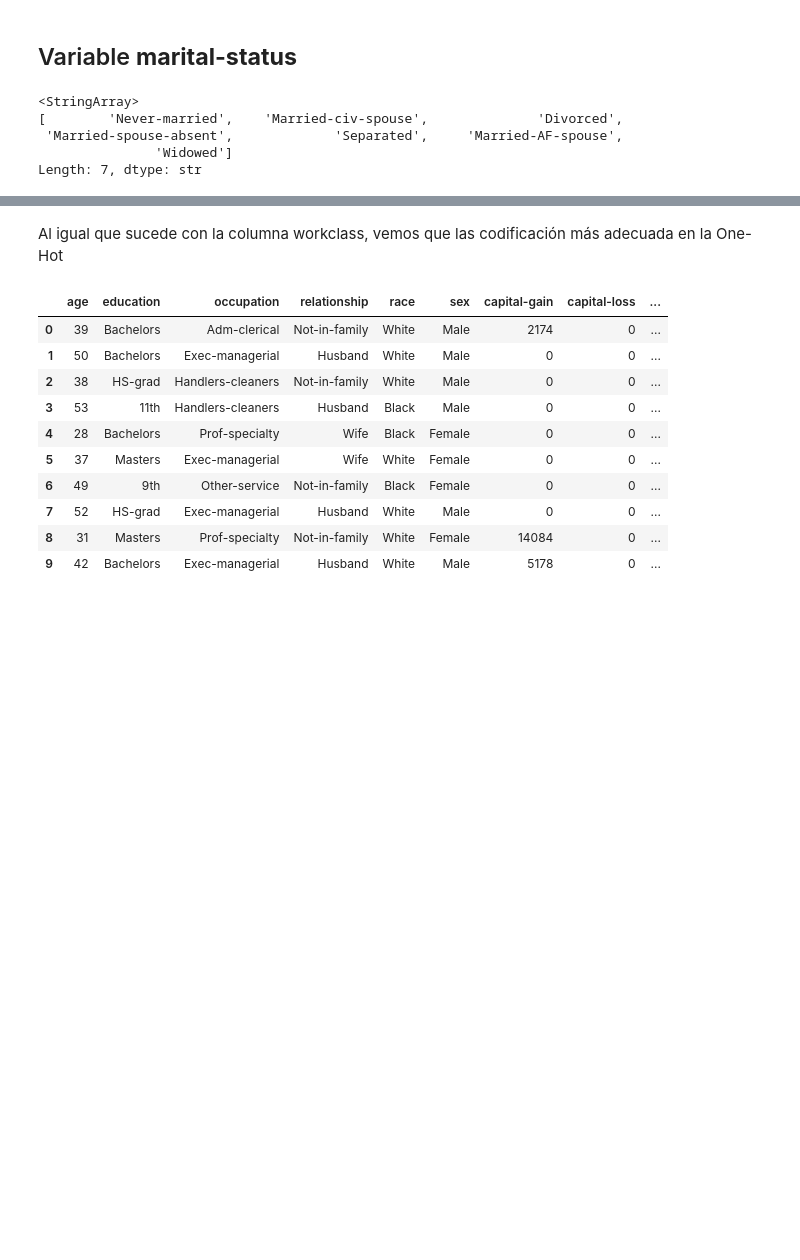
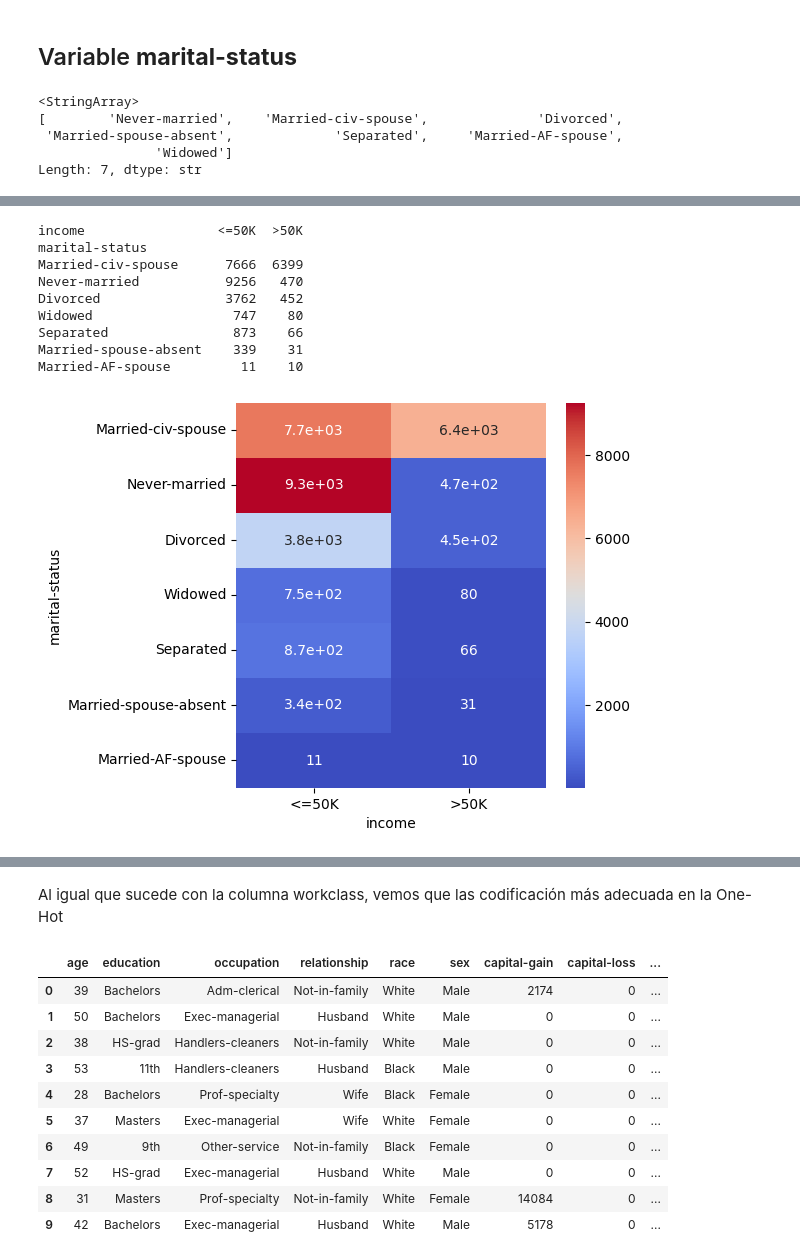
Before and after one commit to IEs80/Aprendizaje-Profundo, a Jupyter notebook: TP_N2/SZTENBERG-IAN-DL-TP2-Co24.ipynb, the cells around one changed output, grey strips where cells are left out. Saved outputs shown, nothing was run; the diff lists cells and outputs as text; code cells hidden in the pictures; blank space fills up the shorter version.

```diff
--- a/TP_N2/SZTENBERG-IAN-DL-TP2-Co24.ipynb
+++ b/TP_N2/SZTENBERG-IAN-DL-TP2-Co24.ipynb
@@ -221,0 +270,20 @@ Length: 7, dtype: str
+# %%
+#distribución de "marital-status" sobre "income"
+cross = pd.crosstab(df["marital-status"],df["income"]).sort_values(by=">50K",ascending=False)
+print(cross)
+
+#generamos un heatmap para visualizar la crosstab
+plt.figure(figsize=(5, 5))
+sns.heatmap(cross, annot=True, cmap='coolwarm')
+plt.show()
+# %% [output]
+income                 <=50K  >50K
+marital-status
+Married-civ-spouse      7666  6399
+Never-married           9256   470
+Divorced                3762   452
+Widowed                  747    80
+Separated                873    66
+Married-spouse-absent    339    31
+Married-AF-spouse         11    10
+[figure, added]
```
Also changed, not shown: parts of 6 cells of this notebook.
